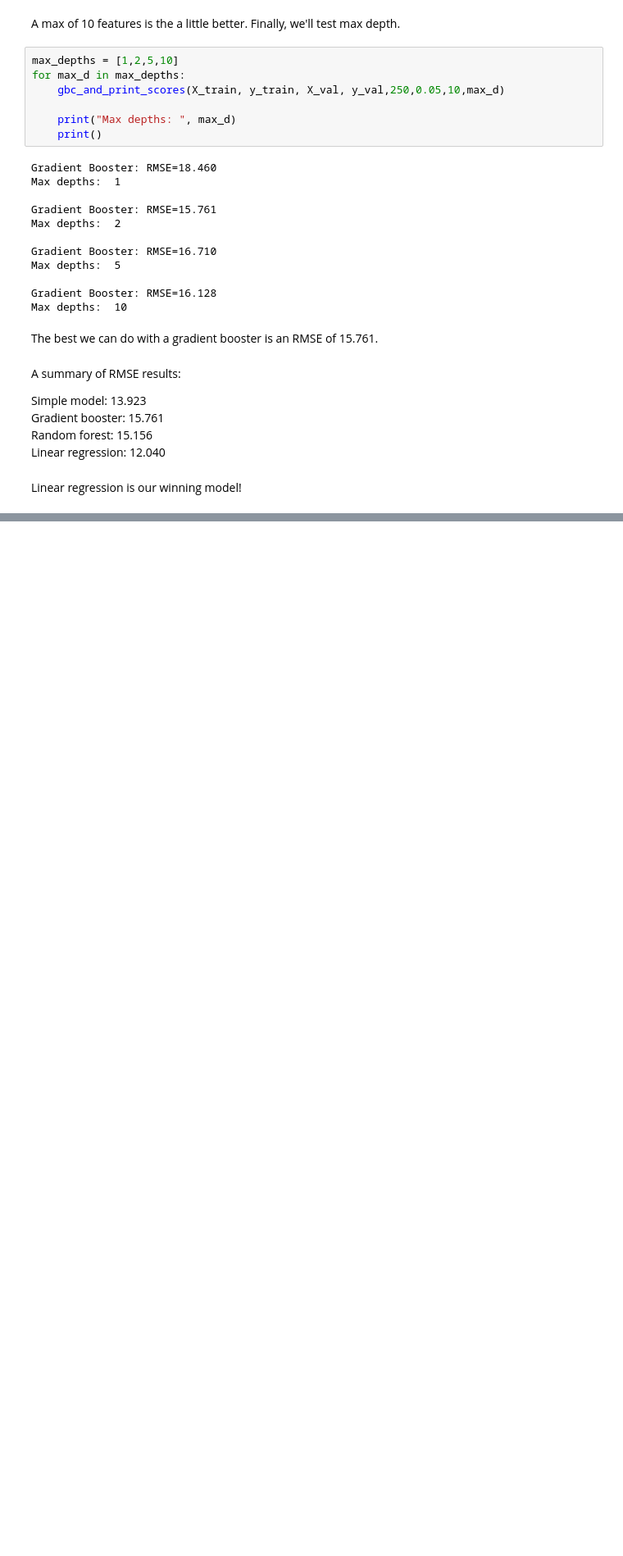
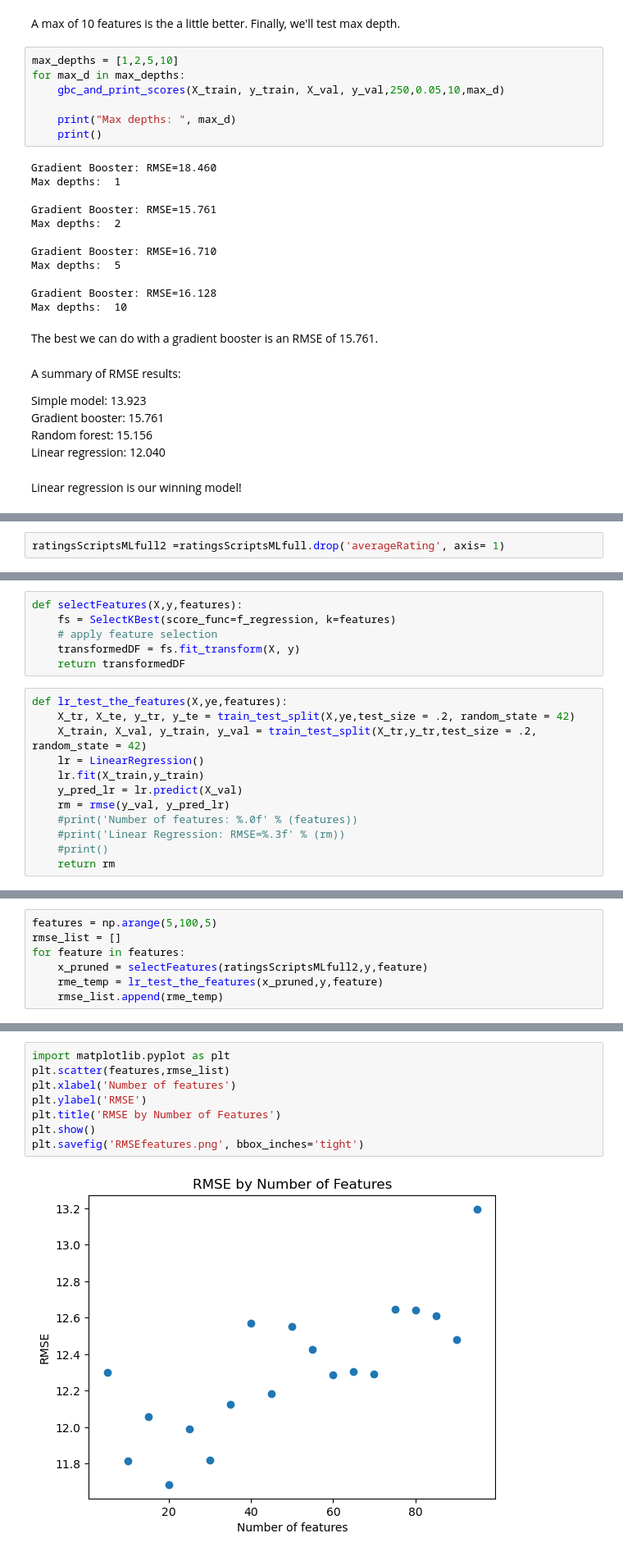
Before and after one commit to cda913/Capstone, a Jupyter notebook: C_Aitkin_Capstone_Modeling.ipynb, the cells around one changed output, grey strips where cells are left out. Shown: that part at 82% size. Saved outputs shown, nothing was run; the diff lists cells and outputs as text; blank space fills up the shorter version.

```diff
--- a/C_Aitkin_Capstone_Modeling.ipynb
+++ b/C_Aitkin_Capstone_Modeling.ipynb
@@ -325,0 +342,2 @@ We have our model for finding good scripts to make into movies at our TV station
+# %%
+ratingsScriptsMLfull2 =ratingsScriptsMLfull.drop('averageRating', axis= 1)
@@ -325,0 +349,18 @@ We have our model for finding good scripts to make into movies at our TV station
+# %%
+def selectFeatures(X,y,features):
+    fs = SelectKBest(score_func=f_regression, k=features)
+    # apply feature selection
+    transformedDF = fs.fit_transform(X, y)
+    return transformedDF
+# %%
+def lr_test_the_features(X,ye,features):
+    X_tr, X_te, y_tr, y_te = train_test_split(X,ye,test_size = .2, random_state = 42)
+    X_train, X_val, y_train, y_val = train_test_split(X_tr,y_tr,test_size = .2, random_state = 42)
+    lr = LinearRegression()
+    lr.fit(X_train,y_train)
+    y_pred_lr = lr.predict(X_val)
+    rm = rmse(y_val, y_pred_lr)
+    #print('Number of features: %.0f' % (features))
+    #print('Linear Regression: RMSE=%.3f' % (rm))
+    #print()
+    return rm
@@ -325,0 +369,7 @@ We have our model for finding good scripts to make into movies at our TV station
+# %%
+features = np.arange(5,100,5)
+rmse_list = []
+for feature in features:
+    x_pruned = selectFeatures(ratingsScriptsMLfull2,y,feature)
+    rme_temp = lr_test_the_features(x_pruned,y,feature)
+    rmse_list.append(rme_temp)
@@ -325,0 +378,10 @@ We have our model for finding good scripts to make into movies at our TV station
+# %%
+import matplotlib.pyplot as plt
+plt.scatter(features,rmse_list)
+plt.xlabel('Number of features')
+plt.ylabel('RMSE')
+plt.title('RMSE by Number of Features')
+plt.show()
+plt.savefig('RMSEfeatures.png', bbox_inches='tight')
+# %% [output]
+[figure, added]
```
Also changed, not shown: parts of 18 cells of this notebook.
